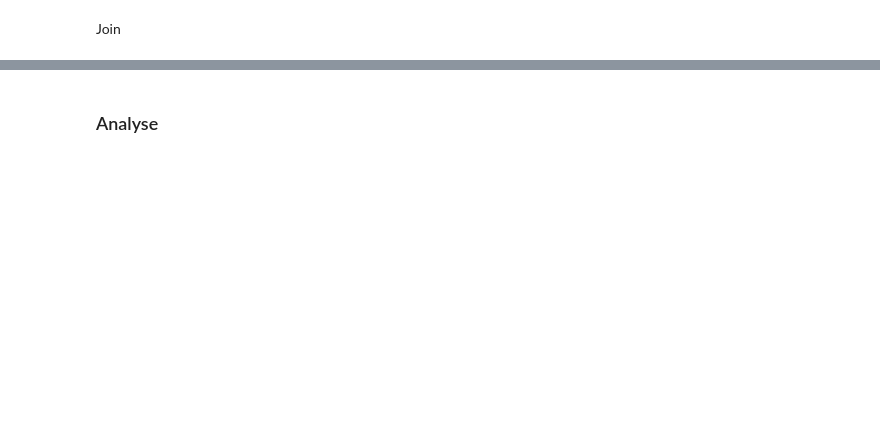
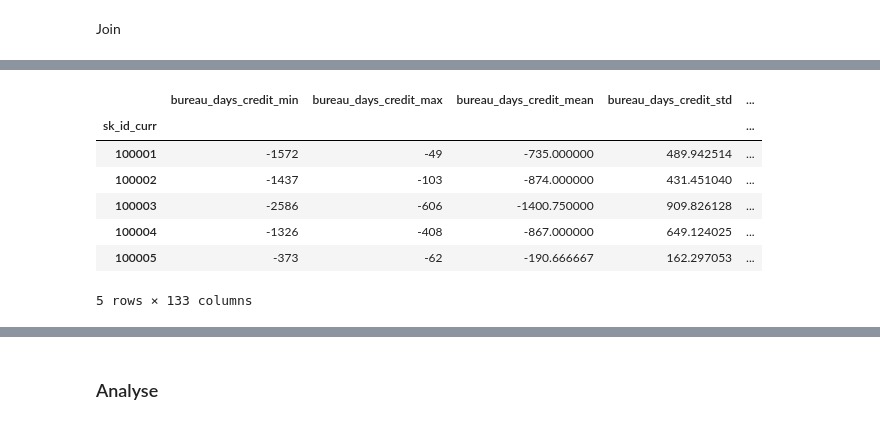
Before and after one commit to tdilasser/Home-credit-default-risk, a Jupyter notebook: baseline_model.ipynb, the cells around one changed output, grey strips where cells are left out. Cells and saved outputs as stored; diff of their text form; code cells hidden in the pictures; blank space fills up the shorter version.

```diff
--- a/baseline_model.ipynb
+++ b/baseline_model.ipynb
@@ -95 +182,12 @@ Join
+# %%
+bureau.head()
+# %% [output]
+|  | bureau_days_credit_min | bureau_days_credit_max | bureau_days_credit_mean | bureau_days_credit_std | ... |
+| sk_id_curr |  |  |  |  | ... |
+| 100001 | -1572 | -49 | -735.000000 | 489.942514 | ... |
+| 100002 | -1437 | -103 | -874.000000 | 431.451040 | ... |
+| 100003 | -2586 | -606 | -1400.750000 | 909.826128 | ... |
+| 100004 | -1326 | -408 | -867.000000 | 649.124025 | ... |
+| 100005 | -373 | -62 | -190.666667 | 162.297053 | ... |
+5 rows × 133 columns
 # %%
```
Also changed, not shown: parts of 56 cells of this notebook, 1 other file.
